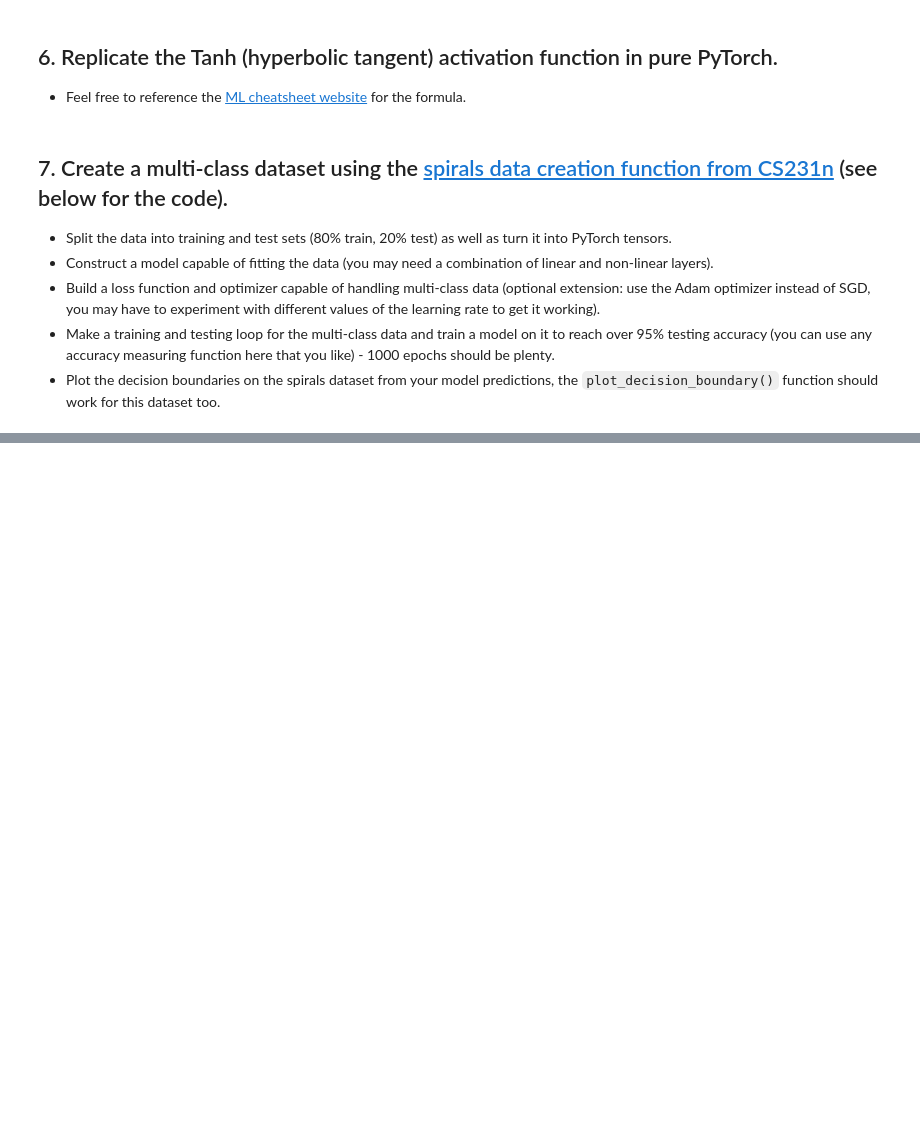
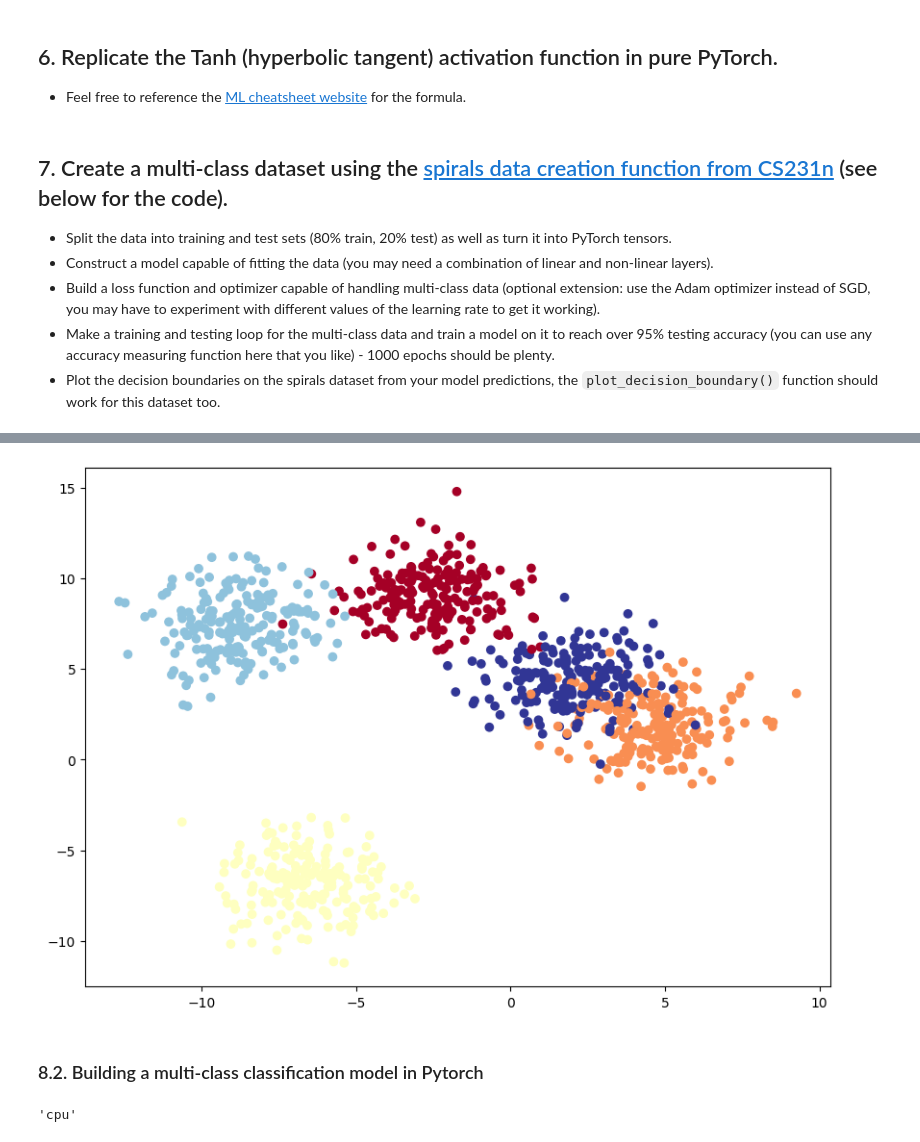
Before and after one commit to TungCan273/pytorch-deep-learning, a Jupyter notebook: extras/exercises/02_pytorch_classification_exercises.ipynb, the cells around one changed output, grey strips where cells are left out. Cells and saved outputs as stored; diff of their text form; code cells hidden in the pictures; blank space fills up the shorter version.

```diff
--- a/extras/exercises/02_pytorch_classification_exercises.ipynb
+++ b/extras/exercises/02_pytorch_classification_exercises.ipynb
@@ -392,0 +534,17 @@ Pred labels:
+# %%
+import torch
+import matplotlib.pyplot as plt
+from sklearn.datasets import make_blobs
+from sklearn.model_selection import train_test_split
+from torch import nn
+from torchmetrics import Accuracy
+
+NUMS_CLASSES = 5
+NUMS_FEATURES = 2
+RANDOM_SEED = 42
+
+X_blob, y_blob = make_blobs(n_samples=1000,
+                            n_features=NUMS_FEATURES,
+                            centers=NUMS_CLASSES,
+                            cluster_std=1.5, # give the clusters a little shake up
+                            random_state=RANDOM_SEED)
@@ -392,0 +555,3 @@ Pred labels:
+# %%
+X_blob = torch.from_numpy(X_blob).type(torch.float)
+y_blob = torch.from_numpy(y_blob).type(torch.LongTensor)
@@ -392,0 +562,12 @@ Pred labels:
+# %%
+plt.figure(figsize=(10, 7))
+plt.scatter(X_blob[:, 0], X_blob[:, 1], c=y_blob, cmap=plt.cm.RdYlBu);
+# %% [output]
+[figure, added]
+# %% [markdown]
+### 8.2. Building a multi-class classification model in Pytorch
+# %%
+device = "cuda" if torch.cuda.is_available() else "cpu"
+device
+# %% [output]
+'cpu'
```
Also changed, not shown: parts of 43 cells of this notebook, 3 other files.
